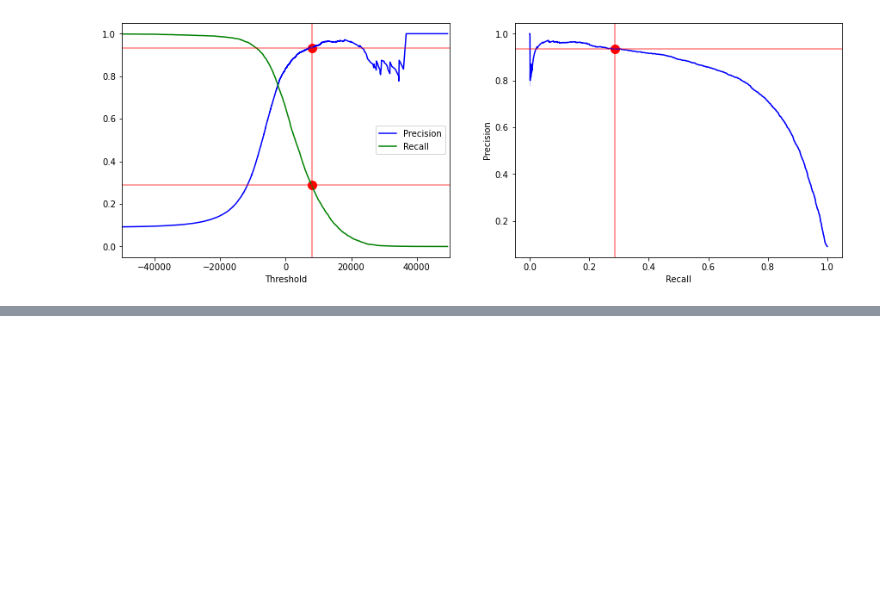
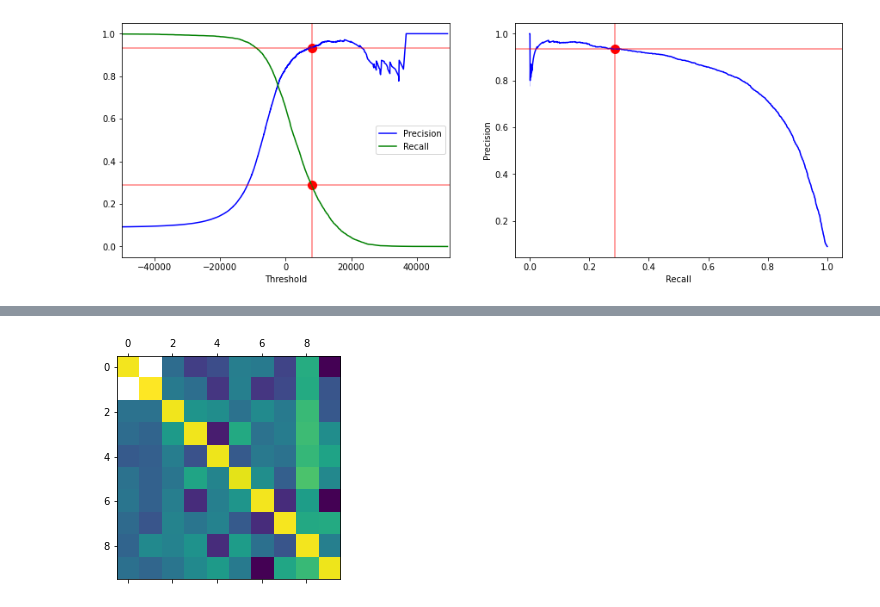
Before and after one commit to mtekant/HOML_2ndEdition, a Jupyter notebook: HOML Notes Ch 3.ipynb, the cells around one changed output, grey strips where cells are left out. Saved outputs shown, nothing was run; the diff lists cells and outputs as text; code cells hidden in the pictures; blank space fills up the shorter version.

```diff
--- a/HOML Notes Ch 3.ipynb
+++ b/HOML Notes Ch 3.ipynb
@@ -144,0 +217,6 @@ plt.ylabel('Precision');
+# %%
+from sklearn.multiclass import OneVsOneClassifier
+
+ovo_clf = OneVsOneClassifier(SGDClassifier(random_state=42))
+ovo_clf.fit(X_train,y_train)
+ovo_clf.predict([digit])
@@ -144,0 +225,3 @@ plt.ylabel('Precision');
+# %%
+forest_clf.fit(X_train,y_train)
+forest_clf.predict([digit])
@@ -144,0 +240,8 @@ plt.ylabel('Precision');
+# %%
+# Decent score, but can boost accuracy by simply scaling values.
+# Scaling values should basically be done each time.
+
+from sklearn.preprocessing import StandardScaler
+scaler = StandardScaler()
+X_train_scaled = scaler.fit_transform(X_train.astype(np.float64))
+cross_val_score(sgd, X_train_scaled, y_train, cv=3, scoring = 'accuracy')
@@ -144,0 +252,6 @@ plt.ylabel('Precision');
+# %%
+# Let's look at the confusion matrix.
+
+y_train_pred = cross_val_predict(sgd, X_train_scaled, y_train, cv =3)
+confuse = confusion_matrix(y_train, y_train_pred)
+confuse
@@ -144,0 +269,7 @@ plt.ylabel('Precision');
+# %%
+# Using log(value) to bring out the errors more.
+plt.matshow(np.log(confuse));
+
+#It will have trouble with 0 values, but we'll ignore that for now.
+# %% [output]
+[figure, added]
```
Also changed, not shown: parts of 33 cells of this notebook.
